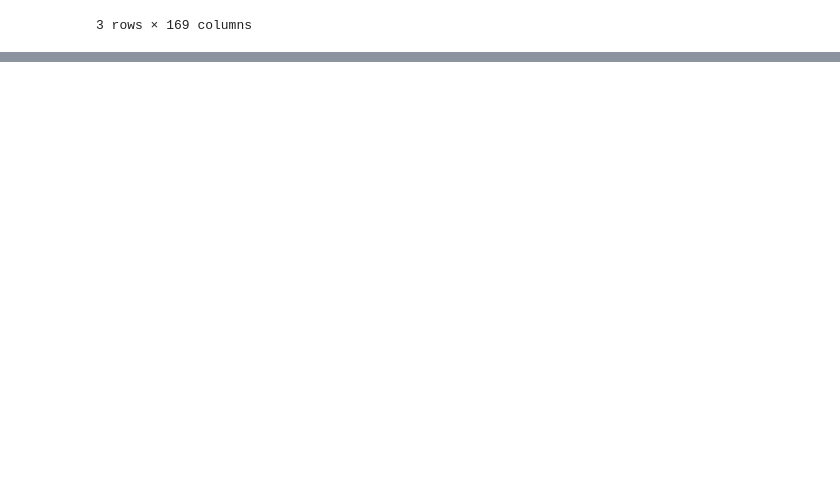
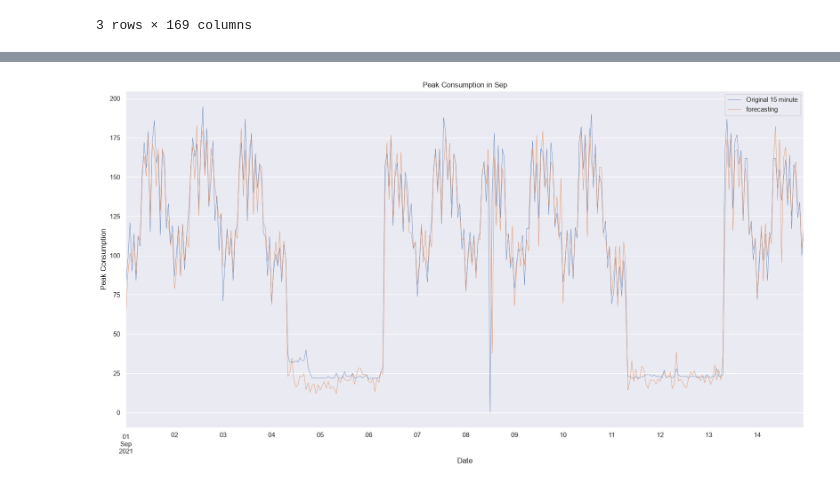
Before and after one commit to SeoHyun1024/kamp-resource-optimization-benchmark, a Jupyter notebook: notebooks/01_preprocessing.ipynb, the cells around one changed output, grey strips where cells are left out. Drawn from its saved outputs; the diff is of its cells as text; code cells hidden in the pictures; blank space fills up the shorter version.

```diff
--- a/notebooks/01_preprocessing.ipynb
+++ b/notebooks/01_preprocessing.ipynb
@@ -358,0 +551,5 @@ daily_data.head(3)
+# %%
+compare_result = pd.DataFrame(np.array(data_original['Peak Consumption in 15 minute'][-336:]),columns=['Original 15 minute'])
+# %%
+compare_result['forecasting'] = forecast
+compare_result
@@ -358,0 +570,3 @@ daily_data.head(3)
+# %%
+index_column = pd.date_range(start ='2021-09-01 00:00', end ='2021-09-14 23:00', freq ='h')
+index_column
@@ -358,0 +586,4 @@ daily_data.head(3)
+# %%
+compare_result.index = index_column
+compare_result.index.names = ["Date"]
+compare_result.head()
@@ -358,0 +598,7 @@ daily_data.head(3)
+# %%
+compare_result.loc["2021-09"].plot(linewidth =0.5)
+plt.title("Peak Consumption in Sep")
+plt.ylabel("Peak Consumption")
+plt.show()
+# %% [output]
+[figure, added]
```
Also changed, not shown: parts of 24 cells of this notebook, 1 other file.
